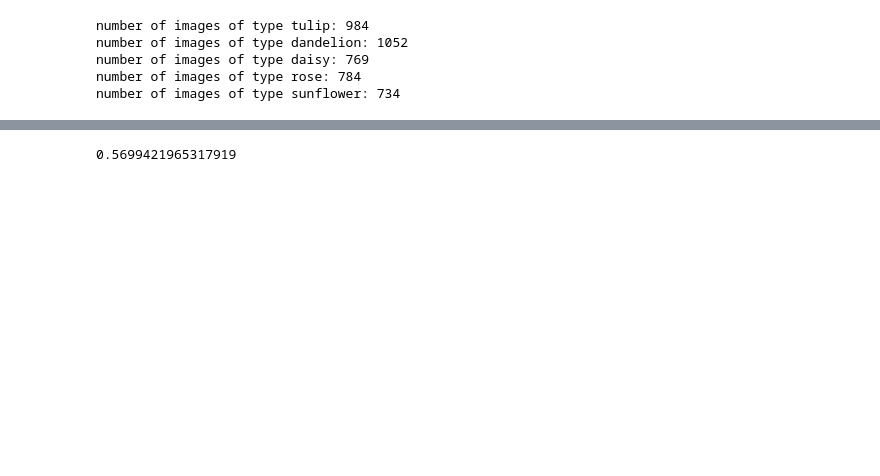
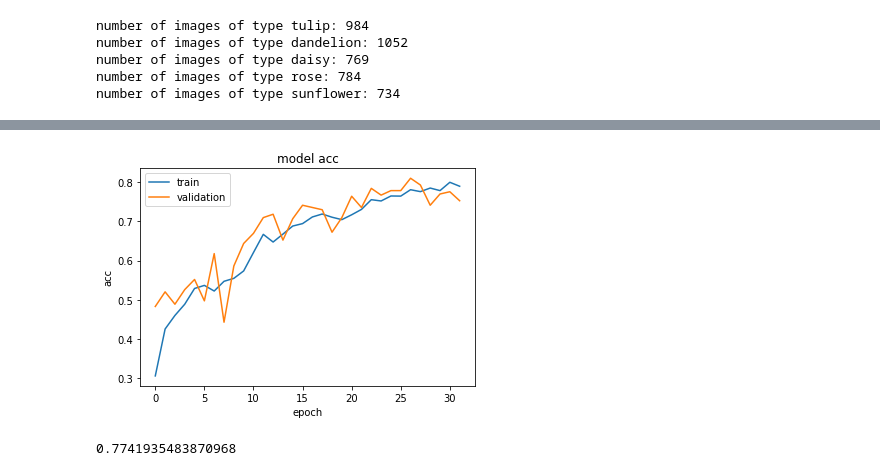
Before and after one commit to hchattaoui/Flower_identification, a Jupyter notebook: flowers.ipynb, the cells around one changed output, grey strips where cells are left out. Saved outputs shown, nothing was run; the diff lists cells and outputs as text; code cells hidden in the pictures; blank space fills up the shorter version.

```diff
--- a/flowers.ipynb
+++ b/flowers.ipynb
@@ -144 +126,11 @@ plt.show()
+# %%
+plt.plot(H.history['acc'])
+plt.plot(H.history['val_acc'])
+plt.title('model acc')
+plt.ylabel('acc')
+plt.xlabel('epoch')
+plt.legend(['train', 'validation'], loc='upper left')
+plt.show()
+# %% [output]
+[figure, added]
 # %%
@@ -146,5 +138,5 @@ predictions = model.predict(test_x)
 # %%
-acc = sum([np.argmax(test_y[i])==np.argmax(predictions[i]) for i in range(865)])/865
+acc = sum([np.argmax(test_y[i])==np.argmax(predictions[i]) for i in range(868)])/868
 acc
 # %% [output]
-0.5699421965317919
+0.7741935483870968
```
Also changed, not shown: parts of 12 cells of this notebook.
